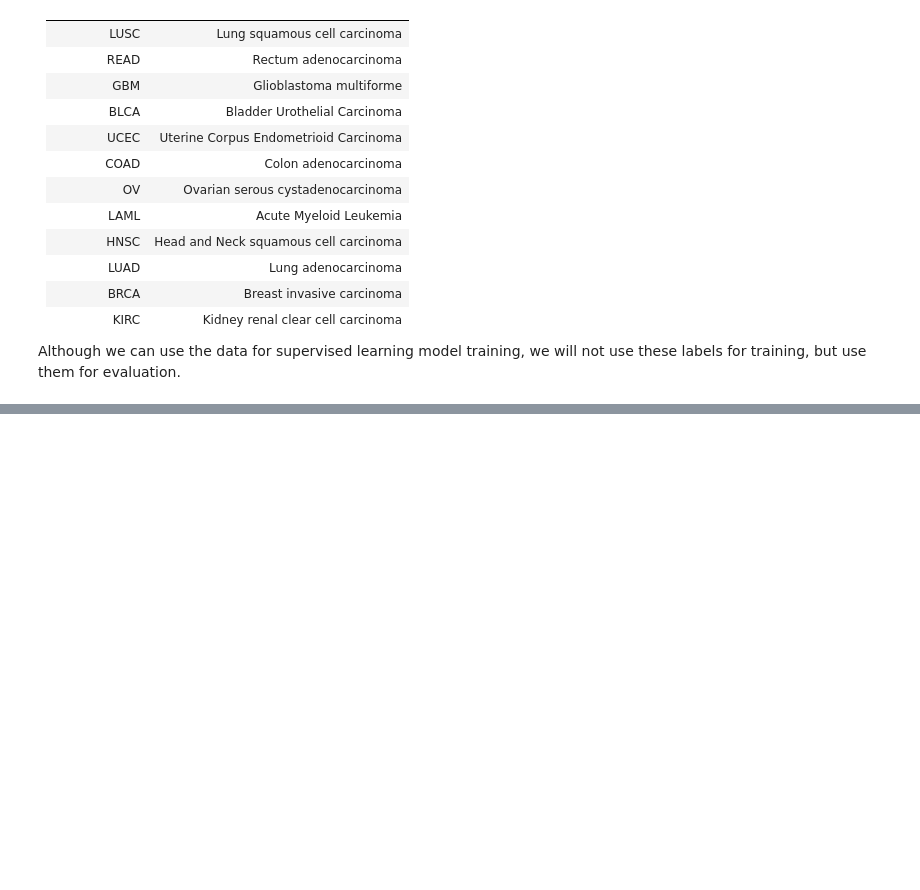
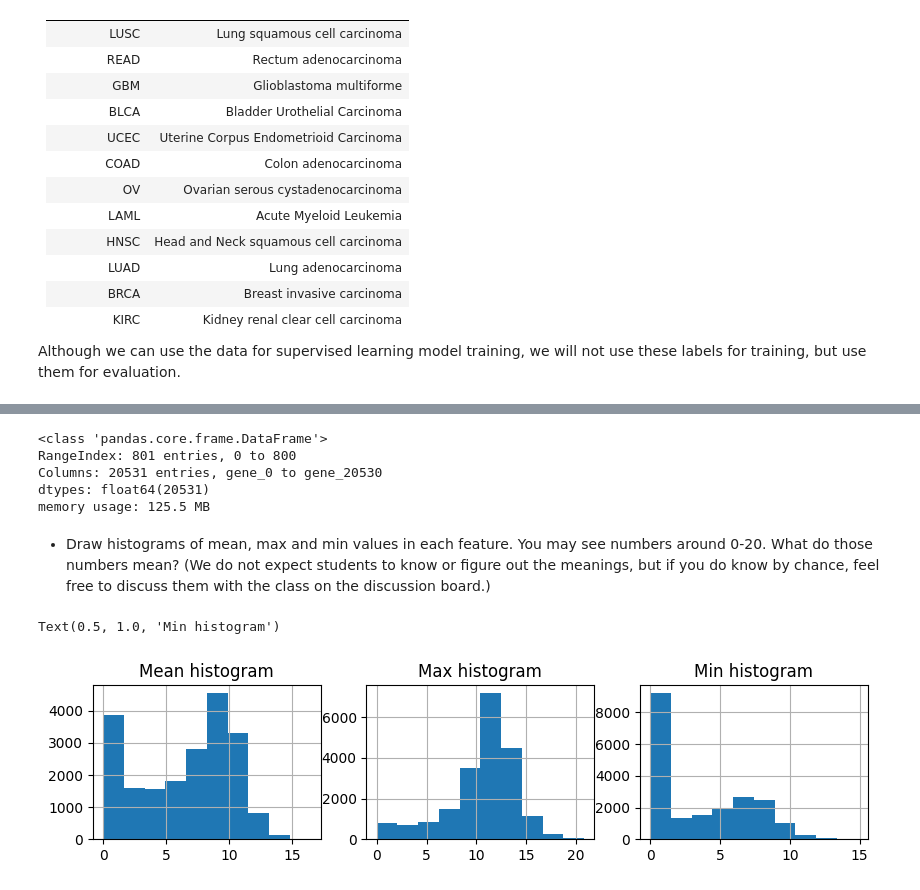
Before and after one commit to yasuomaidana/introduction-to-machine-learning, a Jupyter notebook: Unsupervised Algorithms in Machine Learning/Clustering/Clustering.ipynb, the cells around one changed output, grey strips where cells are left out. Drawn from its saved outputs; the diff is of its cells as text; code cells hidden in the pictures; blank space fills up the shorter version.

Commit message:
COUR-1005: Generating mean, max and min histograms

```diff
--- a/Unsupervised Algorithms in Machine Learning/Clustering/Clustering.ipynb
+++ b/Unsupervised Algorithms in Machine Learning/Clustering/Clustering.ipynb
@@ -30,0 +33,6 @@ import time
+# %%
+# Read data. Do not change the variable names (data, label)
+data = pd.read_csv('data/data.csv')
+label = pd.read_csv('data/labels.csv')
+data=data.drop('Unnamed: 0',axis=1)
+label=label.drop('Unnamed: 0',axis=1)
@@ -30,0 +47,22 @@ import time
+# %%
+data.info()
+# %% [output]
+<class 'pandas.core.frame.DataFrame'>
+RangeIndex: 801 entries, 0 to 800
+Columns: 20531 entries, gene_0 to gene_20530
+dtypes: float64(20531)
+memory usage: 125.5 MB
+# %% [markdown]
+- Draw histograms of mean, max and min values in each feature. You may see numbers around 0-20. What do those numbers mean? (We do not expect students to know or figure out the meanings, but if you do know by chance, feel free to discuss them with the class on the discussion board.) <br>
+# %%
+fig, (ax1, ax2, ax3) = plt.subplots(1,3)
+fig.set_size_inches(10,2)
+data.mean().hist(ax=ax1)
+data.max().hist(ax=ax2)
+data.min().hist(ax=ax3)
+ax1.set_title("Mean histogram")
+ax2.set_title("Max histogram")
+ax3.set_title("Min histogram")
+# %% [output]
+Text(0.5, 1.0, 'Min histogram')
+[figure, added]
```
Also changed, not shown: parts of 4 cells of this notebook.
